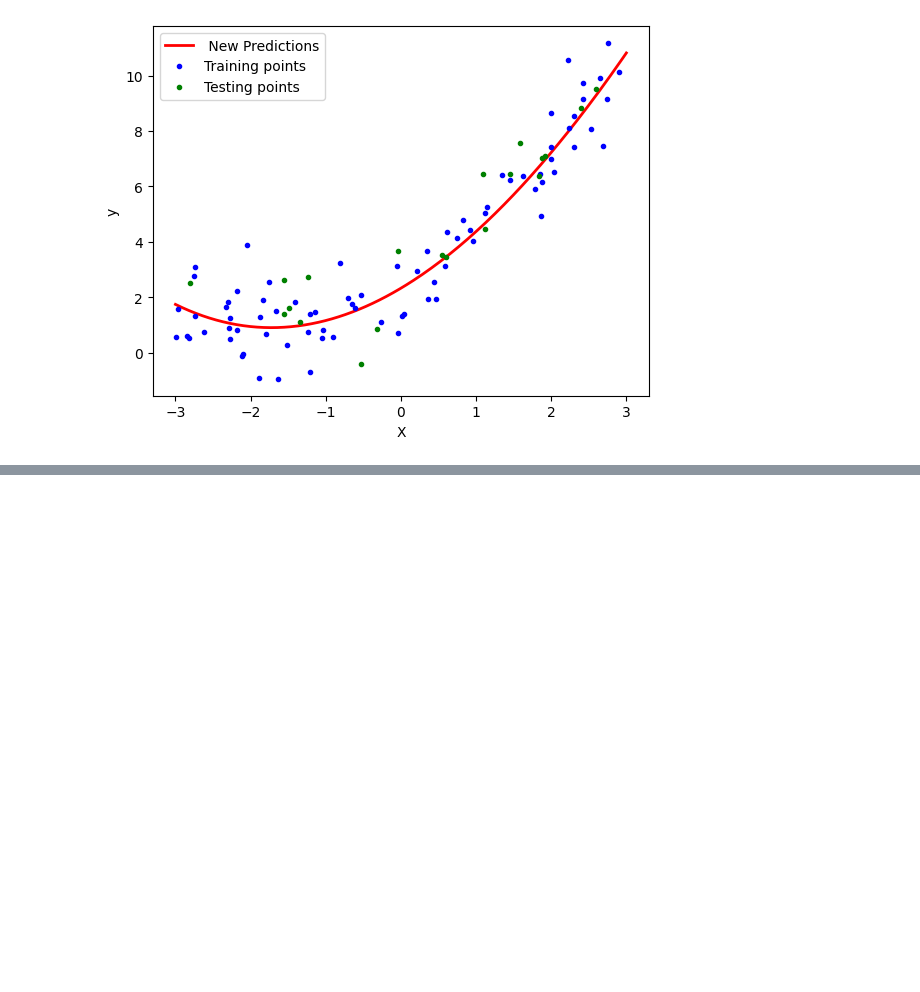
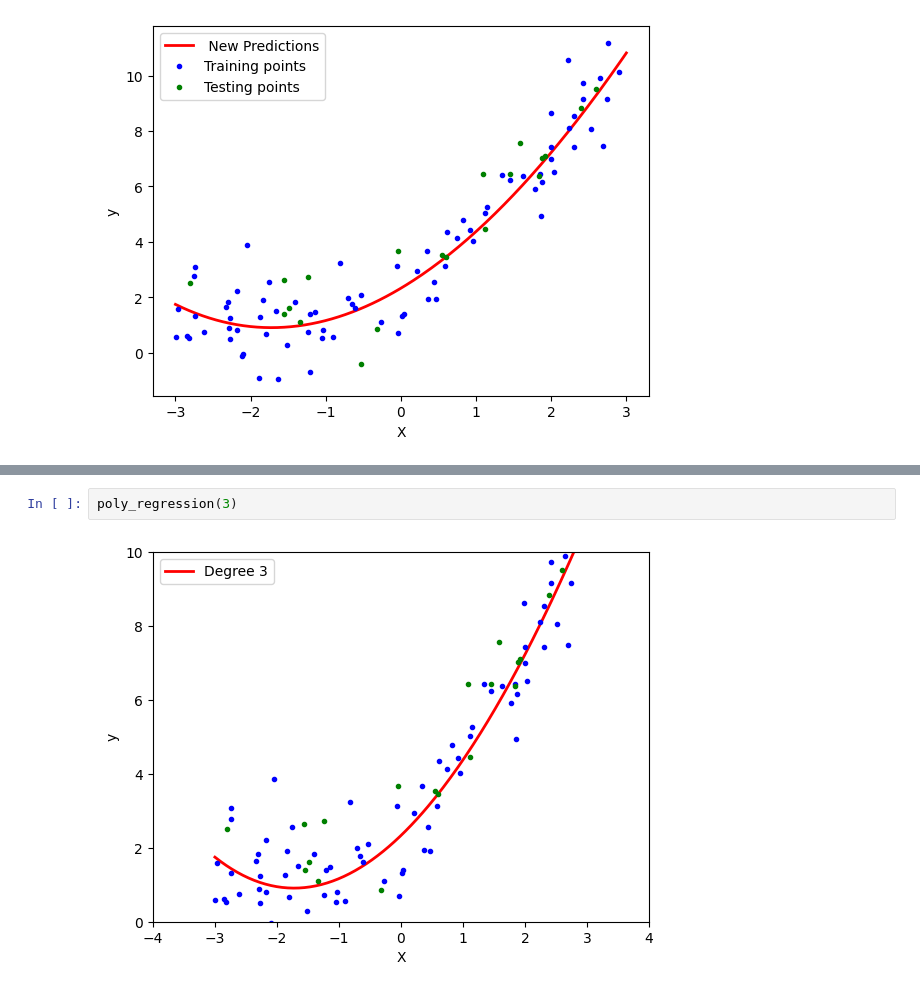
Before and after one commit to sankar0453/complete-machine-learning, a Jupyter notebook: practice/polynomial_regression_impl.ipynb, the cells around one changed output, grey strips where cells are left out. Saved outputs shown, nothing was run; the diff lists cells and outputs as text; blank space fills up the shorter version.

```diff
--- a/practice/polynomial_regression_impl.ipynb
+++ b/practice/polynomial_regression_impl.ipynb
@@ -191,0 +221,4 @@ plt.show()
+# %%
+poly_regression(3)
+# %% [output]
+[figure, added]
```
Also changed, not shown: parts of 5 cells of this notebook.
